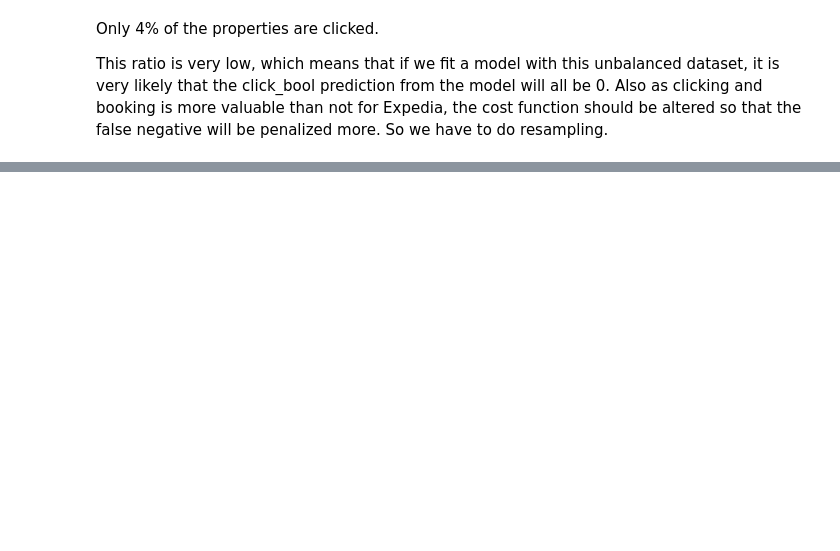
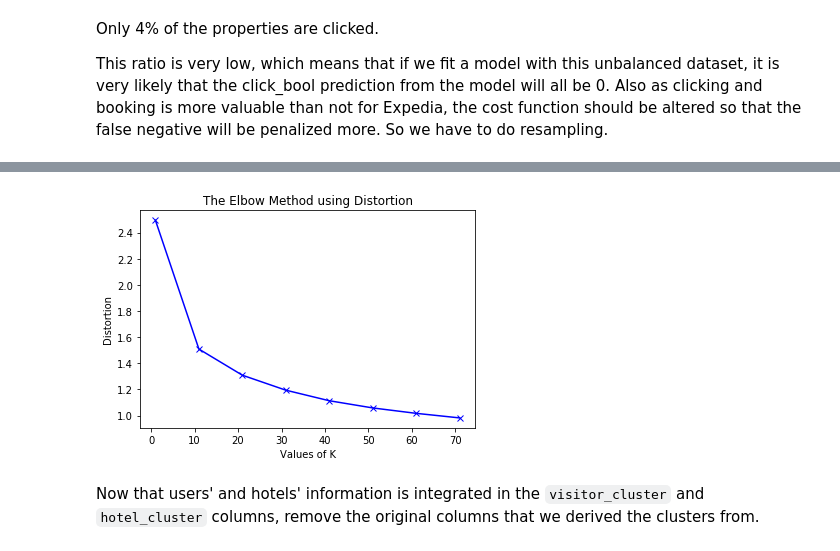
Before and after one commit to YikunLiu0801/Classification-Users-Behavior-Analytics, a Jupyter notebook: Yikun Liu_Data Science Project.ipynb, the cells around one changed output, grey strips where cells are left out. Cells and saved outputs as stored; diff of their text form; code cells hidden in the pictures; blank space fills up the shorter version.

```diff
--- a/Yikun Liu_Data Science Project.ipynb
+++ b/Yikun Liu_Data Science Project.ipynb
@@ -431,0 +249,12 @@ The model selected is the __random forest tree__, with a recall of 0.78 and a sp
+# %%
+hotel = pd.DataFrame(hotel,columns = feature_hot)
+hotel.replace(np.nan,0,inplace=True)
+# %%
+distortions2 = []
+
+for k in K:
+    #Building and fitting the model
+    hot_cluster = KMeans(n_clusters=k).fit(hotel)
+    distortions2.append(sum(np.min(cdist(hotel, hot_cluster.cluster_centers_,
+                      'euclidean'),axis=1)) / hotel.shape[0])
+    print(k)
@@ -431,0 +270,8 @@ The model selected is the __random forest tree__, with a recall of 0.78 and a sp
+# %%
+plt.plot(K, distortions2, 'bx-')
+plt.xlabel('Values of K')
+plt.ylabel('Distortion')
+plt.title('The Elbow Method using Distortion')
+plt.show()
+# %% [output]
+[figure, added]
@@ -431,0 +286,2 @@ The model selected is the __random forest tree__, with a recall of 0.78 and a sp
+# %% [markdown]
+Now that users' and hotels' information is integrated in the `visitor_cluster` and `hotel_cluster` columns, remove the original columns that we derived the clusters from.
```
Also changed, not shown: parts of 130 cells of this notebook, 1 other file.
